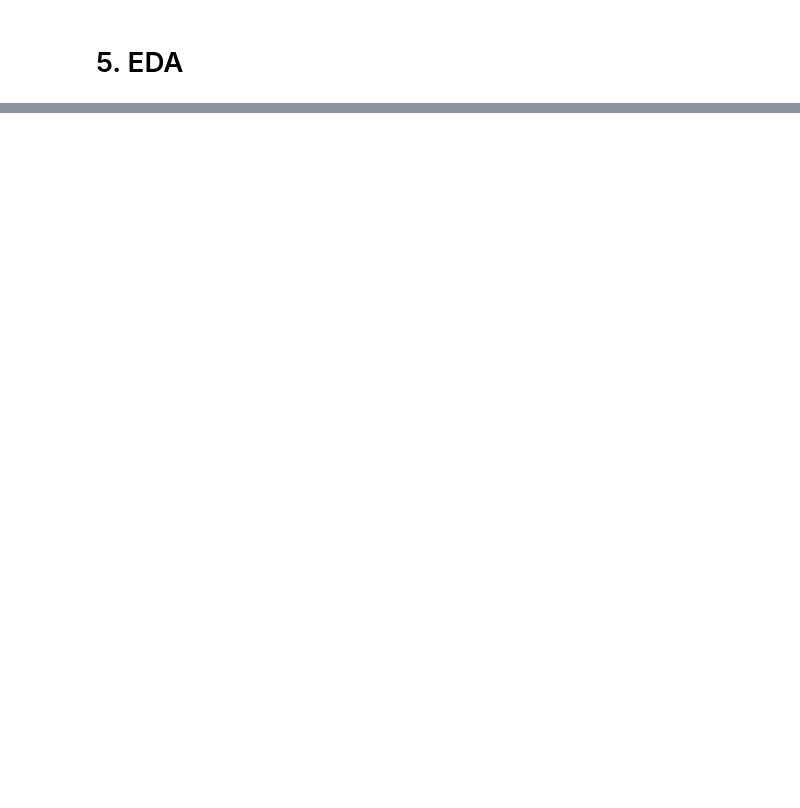
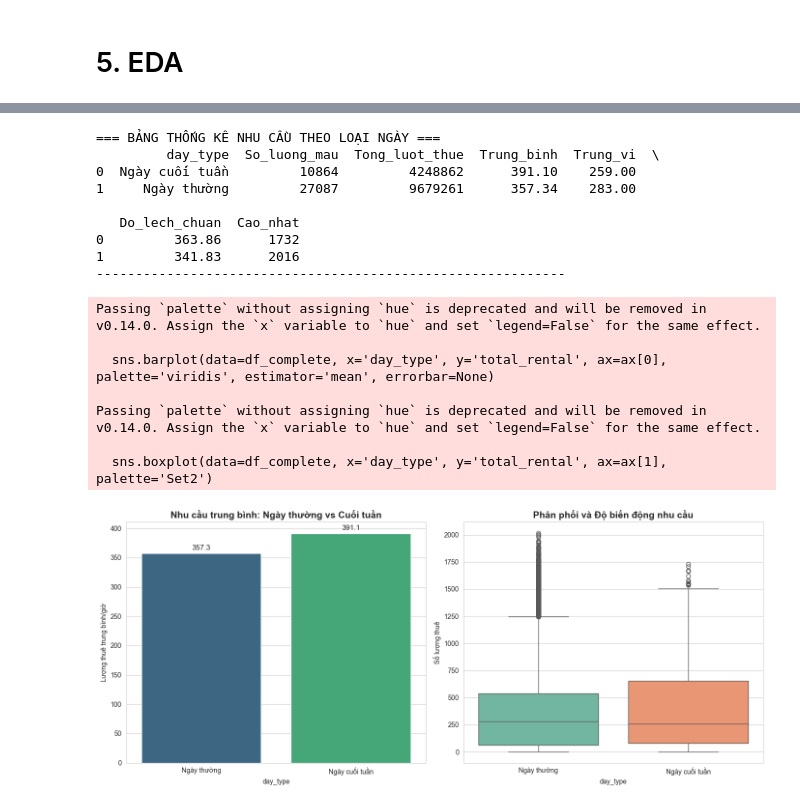
Before and after one commit to thanhhao1207-cell/bike-sharing-demand-forecast, a Jupyter notebook: notebook/experiment (1).ipynb, the cells around one changed output, grey strips where cells are left out. Drawn from its saved outputs; the diff is of its cells as text; code cells hidden in the pictures; blank space fills up the shorter version.

```diff
--- a/notebook/experiment (1).ipynb
+++ b/notebook/experiment (1).ipynb
@@ -161,5 +198,5 @@ Xem thử 5 dòng đầu:
 # %%
 # Save to
-df_final.to_csv("../data/raw/final.csv", index=False)
+df_raw= pd.read_csv("../data/raw/final.csv")
 # %% [markdown]
 # 5. EDA
@@ -233,0 +241,64 @@ df_final.drop_duplicates(subset=['started_at'], keep='first')
+# %%
+import pandas as pd
+import seaborn as sns
+import matplotlib.pyplot as plt
+
+# 1. ĐẢM BẢO DỮ LIỆU ĐÚNG CHUẨN (Chống lỗi như lúc nãy)
+df_complete['total_rental'] = pd.to_numeric(df_complete['total_rental'], errors='coerce').fillna(0)
+df_complete['day_type'] = df_complete['day_type'].astype(str)
+
+# 2. TÍNH BẢNG THỐNG KÊ CHI TIẾT
+# Chúng ta sẽ xem: Tổng, Trung bình, Trung vị (Median), và Độ lệch chuẩn (Std)
+stats_day_type = df_complete.groupby('day_type')['total_rental'].agg(
+    So_luong_mau=('count'),
+    Tong_luot_thue=('sum'),
+    Trung_binh=('mean'),
+    Trung_vi=('median'),
+    Do_lech_chuan=('std'),
+    Cao_nhat=('max')
+).reset_index()
+
+# Sắp xếp theo trung bình để dễ so sánh
+stats_day_type = stats_day_type.sort_values(by='Trung_binh', ascending=False)
+
+print("=== BẢNG THỐNG KÊ NHU CẦU THEO LOẠI NGÀY ===")
+print(stats_day_type)
+print("-" * 60)
+
+# 3. VẼ BIỂU ĐỒ SO SÁNH (2 HÌNH)
+fig, ax = plt.subplots(1, 2, figsize=(14, 6))
+
+# Hình 1: Barplot (So sánh giá trị Trung bình)
+sns.barplot(data=df_complete, x='day_type', y='total_rental', ax=ax[0], palette='viridis', estimator='mean', errorbar=None)
+ax[0].set_title('Nhu cầu trung bình: Ngày thường vs Cuối tuần', fontsize=14, fontweight='bold')
+ax[0].set_ylabel('Lượng thuê trung bình/giờ')
+# Hiển thị số lên đầu cột
+for container in ax[0].containers:
+    ax[0].bar_label(container, fmt='%.1f', padding=3, fontsize=11)
+
+# Hình 2: Boxplot (So sánh Phân phối & Outlier)
+# Hình này quan trọng để xem ngày nào nhu cầu biến động mạnh hơn
+sns.boxplot(data=df_complete, x='day_type', y='total_rental', ax=ax[1], palette='Set2')
+ax[1].set_title('Phân phối và Độ biến động nhu cầu', fontsize=14, fontweight='bold')
+ax[1].set_ylabel('Số lượng thuê')
+
+plt.tight_layout()
+plt.show()
+# %% [output]
+=== BẢNG THỐNG KÊ NHU CẦU THEO LOẠI NGÀY ===
+         day_type  So_luong_mau  Tong_luot_thue  Trung_binh  Trung_vi  \
+0  Ngày cuối tuần         10864         4248862      391.10    259.00
+1     Ngày thường         27087         9679261      357.34    283.00
+
+   Do_lech_chuan  Cao_nhat
+0         363.86      1732
+1         341.83      2016
+------------------------------------------------------------
+Passing `palette` without assigning `hue` is deprecated and will be removed in v0.14.0. Assign the `x` variable to `hue` and set `legend=False` for the same effect.
+
+  sns.barplot(data=df_complete, x='day_type', y='total_rental', ax=ax[0], palette='viridis', estimator='mean', errorbar=None)
+
+Passing `palette` without assigning `hue` is deprecated and will be removed in v0.14.0. Assign the `x` variable to `hue` and set `legend=False` for the same effect.
+
+  sns.boxplot(data=df_complete, x='day_type', y='total_rental', ax=ax[1], palette='Set2')
+[figure, added]
```
Also changed, not shown: parts of 25 cells of this notebook.
